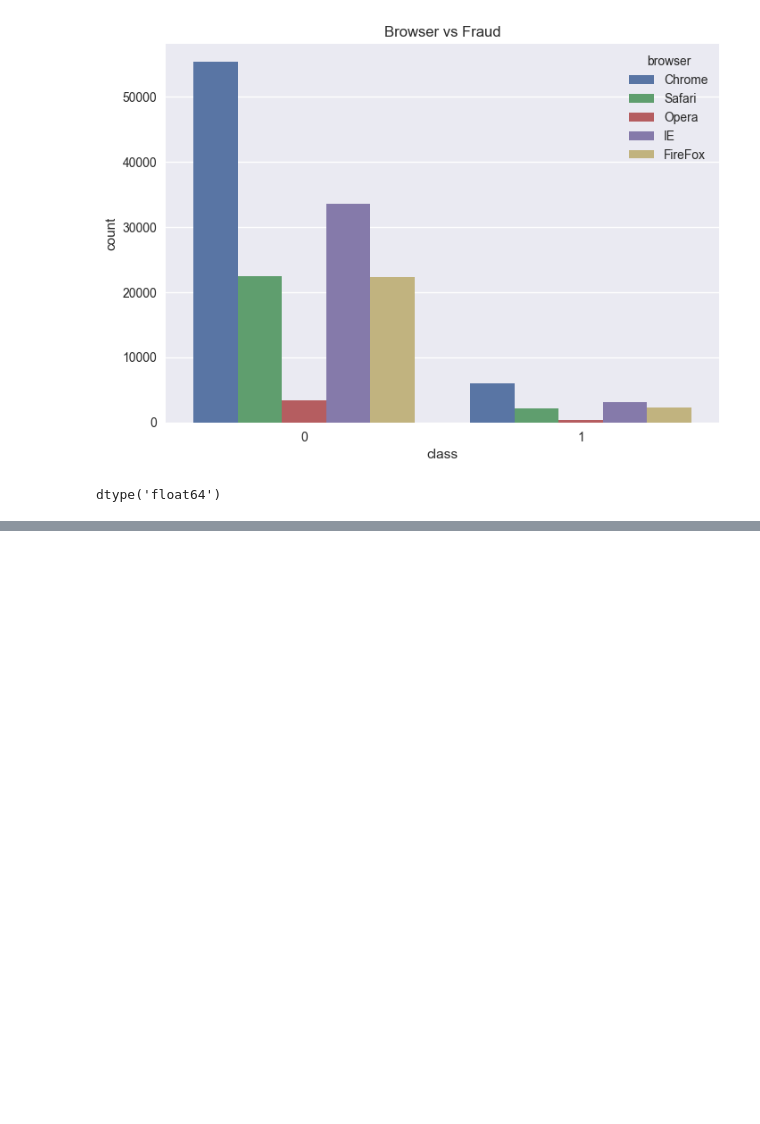
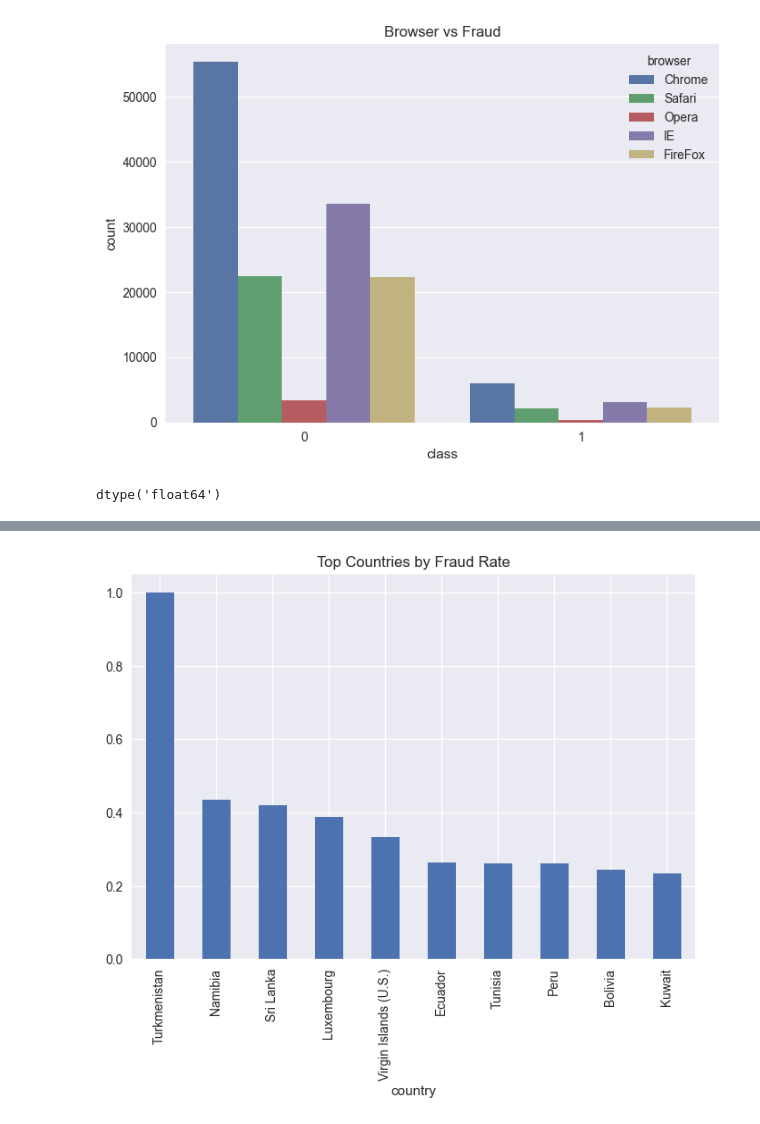
Before and after one commit to Nuhamin-Solomon/Fraud-Detection, a Jupyter notebook: notebooks/eda-fraud-data.ipynb, the cells around one changed output, grey strips where cells are left out. Cells and saved outputs as stored; diff of their text form; code cells hidden in the pictures; blank space fills up the shorter version.

```diff
--- a/notebooks/eda-fraud-data.ipynb
+++ b/notebooks/eda-fraud-data.ipynb
@@ -93,0 +205,30 @@ dtype('float64')
+# %%
+fraud_df["ip_int"] = fraud_df["ip_address"].astype(np.int64)
+# %%
+ip_df["lower_bound_ip_address"] = ip_df["lower_bound_ip_address"].astype(np.int64)
+ip_df["upper_bound_ip_address"] = ip_df["upper_bound_ip_address"].astype(np.int64)
+
+ip_df = ip_df.sort_values("lower_bound_ip_address")
+fraud_df = fraud_df.sort_values("ip_int")
+# %%
+fraud_df = pd.merge_asof(
+    fraud_df,
+    ip_df,
+    left_on="ip_int",
+    right_on="lower_bound_ip_address",
+    direction="backward"
+)
+# %%
+fraud_by_country = (
+    fraud_df.groupby("country")["class"]
+    .mean()
+    .sort_values(ascending=False)
+)
+
+fraud_by_country.head(10)
+
+fraud_by_country.head(10).plot(kind="bar")
+plt.title("Top Countries by Fraud Rate")
+plt.show()
+# %% [output]
+[figure, added]
```
Also changed, not shown: parts of 11 cells of this notebook.
